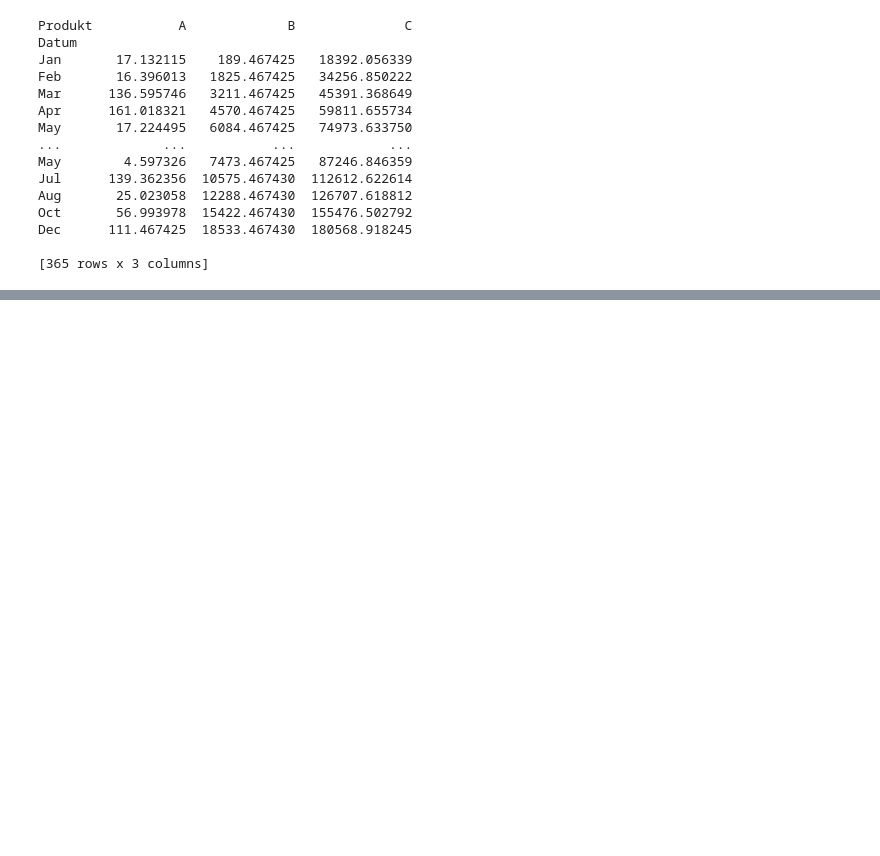
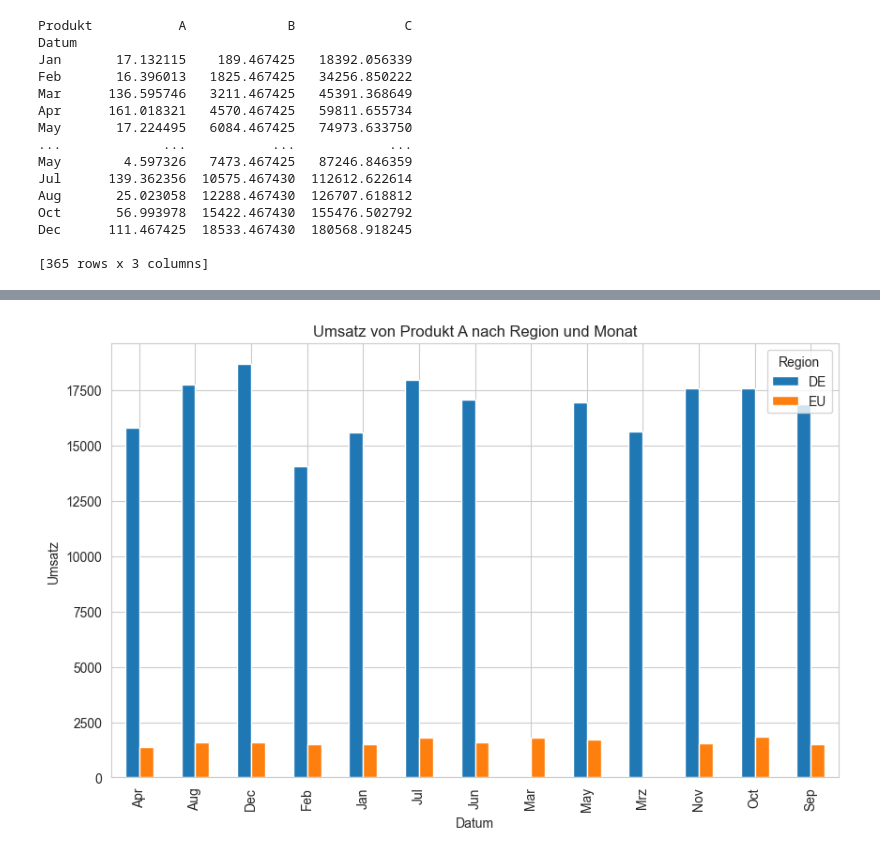
Before and after one commit to DataCraftAnca/Shop-Analyse, a Jupyter notebook: Shopauswertung_alle.ipynb, the cells around one changed output, grey strips where cells are left out. Saved outputs shown, nothing was run; the diff lists cells and outputs as text; code cells hidden in the pictures; blank space fills up the shorter version.

```diff
--- a/Shopauswertung_alle.ipynb
+++ b/Shopauswertung_alle.ipynb
@@ -177,0 +269,24 @@ df_eu_pivot
+# %%
+import matplotlib.pyplot as plt
+
+# Filtern Sie die Daten nur für das Produkt A
+df_A = df_combined[df_combined['Produkt'] == 'A']
+
+# Gruppieren Sie die Daten nach Datum und Region
+grouped_data = df_A.groupby(['Datum', 'Region']).sum().reset_index()
+
+# Erstellen Sie ein Pivot-Diagramm
+pivot_data = grouped_data.pivot(index='Datum', columns='Region', values='Umsatz')
+
+# Erstellen Sie ein Balkendiagramm
+ax = pivot_data.plot(kind='bar', figsize=(10, 6))
+
+# Festlegen der Achsenbeschriftungen und des Diagrammtitels
+ax.set_xlabel('Datum')
+ax.set_ylabel('Umsatz')
+ax.set_title('Umsatz von Produkt A nach Region und Monat')
+
+# Anzeigen des Diagramms
+plt.show()
+# %% [output]
+[figure, added]
```
Also changed, not shown: parts of 13 cells of this notebook.
